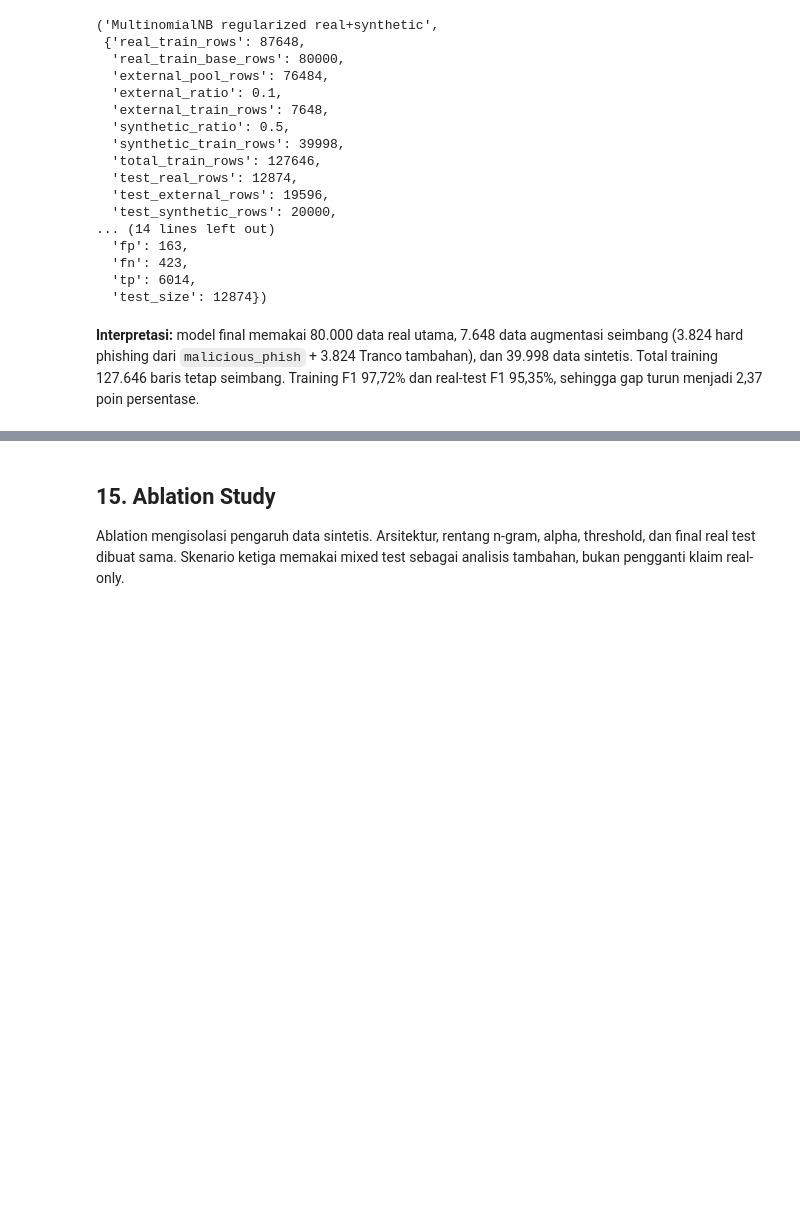
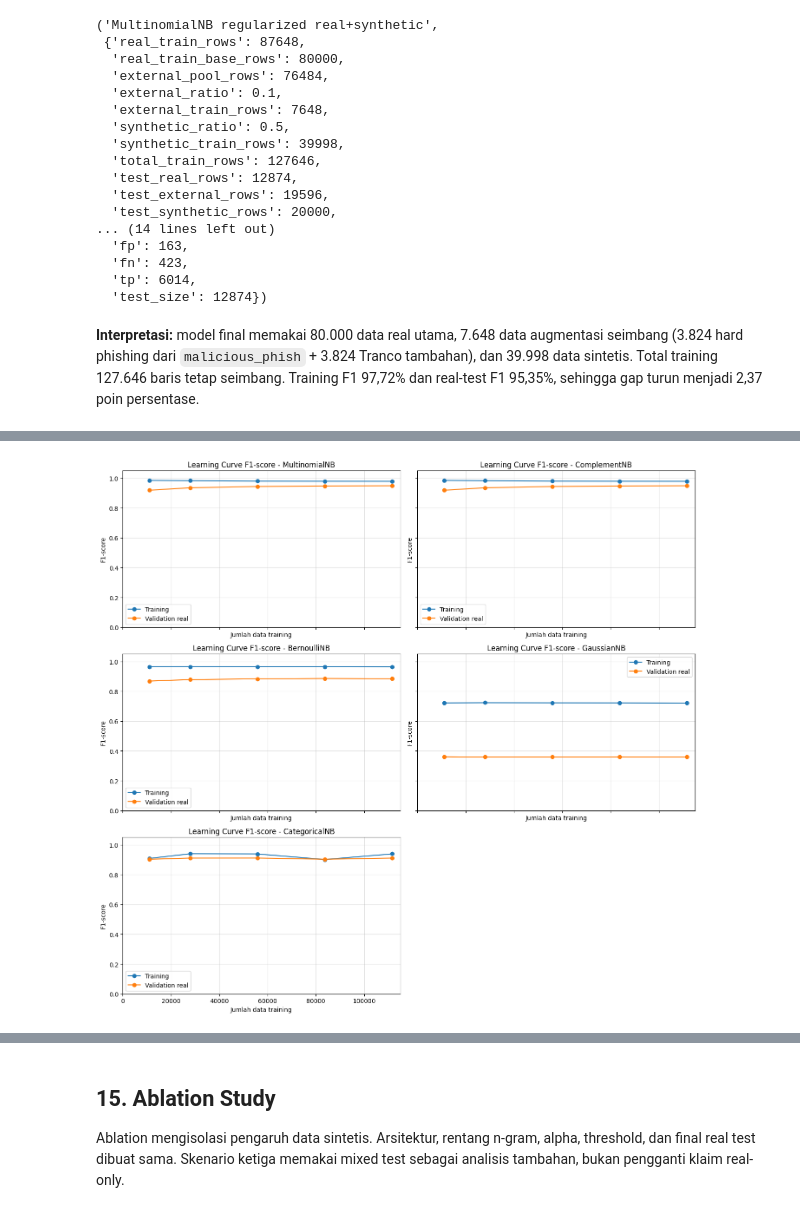
Before and after one commit to gumelarakhirul/NaiveBayes, a Jupyter notebook: Project_Final_NaiveBayes_Punycode_Balanced.ipynb, the cells around one changed output, grey strips where cells are left out. Cells and saved outputs as stored; diff of their text form; code cells hidden in the pictures; blank space fills up the shorter version.

```diff
--- a/Project_Final_NaiveBayes_Punycode_Balanced.ipynb
+++ b/Project_Final_NaiveBayes_Punycode_Balanced.ipynb
@@ -976,0 +983,84 @@ Panel gap merupakan ringkasan overfitting yang lebih lengkap daripada F1 saja. R
+# %%
+# Learning curve F1 untuk lima model dengan subset seimbang yang identik.
+import warnings
+warnings.filterwarnings('ignore',category=UserWarning,
+    module='sklearn.preprocessing._discretization')
+all_lc_fractions=[0.10,0.25,0.50,0.75,1.00]
+all_lc_indices={}
+lc_labels=lc_pool.label.to_numpy()
+for fraction in all_lc_fractions:
+    selected_indices=[]
+    for label in (0,1):
+        available=np.flatnonzero(lc_labels==label)
+        count=max(1,int(len(available)*fraction))
+        selected_indices.extend(np.random.default_rng(
+            SEED+5000+int(fraction*1000)+label).choice(
+                available,size=count,replace=False))
+    all_lc_indices[fraction]=np.asarray(selected_indices)
+
+# Fitur numerik dihitung sekali; scaler/binner tetap di-fit ulang per subset.
+lc_numeric_pool=np.asarray([numeric_url_features(x) for x in lc_pool.url],dtype=float)
+lc_numeric_val=np.asarray([numeric_url_features(x) for x in lc_real_val.url],dtype=float)
+all_model_curve=[]
+for fraction,indices in all_lc_indices.items():
+    y_subset=lc_labels[indices]
+    y_validation=lc_real_val.label.to_numpy()
+
+    text_models={
+        'MultinomialNB':MultinomialNB(alpha=SELECTED_ALPHA),
+        'ComplementNB':ComplementNB(alpha=SELECTED_ALPHA),
+        'BernoulliNB':BernoulliNB(alpha=.05,binarize=.0)}
+    for name,candidate in text_models.items():
+        candidate.fit(X_lc_pool[indices],y_subset)
+        train_prediction=candidate.predict(X_lc_pool[indices])
+        validation_prediction=candidate.predict(X_lc_val)
+        all_model_curve.append({
+            'model':name,'fraction':fraction,'train_size':len(indices),
+            'train_f1':f1_score(y_subset,train_prediction),
+            'validation_f1':f1_score(y_validation,validation_prediction)})
+
+    subset_scaler=StandardScaler()
+    Xg_train=subset_scaler.fit_transform(lc_numeric_pool[indices])
+    Xg_val=subset_scaler.transform(lc_numeric_val)
+    gaussian_lc=GaussianNB(var_smoothing=1e-9).fit(Xg_train,y_subset)
+    all_model_curve.append({
+        'model':'GaussianNB','fraction':fraction,'train_size':len(indices),
+        'train_f1':f1_score(y_subset,gaussian_lc.predict(Xg_train)),
+        'validation_f1':f1_score(y_validation,gaussian_lc.predict(Xg_val))})
+
+    subset_binner=KBinsDiscretizer(n_bins=10,encode='ordinal',strategy='quantile',
+        quantile_method='averaged_inverted_cdf')
+    Xc_train=subset_binner.fit_transform(lc_numeric_pool[indices]).astype(int)
+    Xc_val=subset_binner.transform(lc_numeric_val).astype(int)
+    categorical_lc=CategoricalNB(alpha=1.0).fit(Xc_train,y_subset)
+    all_model_curve.append({
+        'model':'CategoricalNB','fraction':fraction,'train_size':len(indices),
+        'train_f1':f1_score(y_subset,categorical_lc.predict(Xc_train)),
+        'validation_f1':f1_score(y_validation,categorical_lc.predict(Xc_val))})
+
+all_model_learning_curve=pd.DataFrame(all_model_curve)
+all_model_learning_curve['gap']=all_model_learning_curve.train_f1-all_model_learning_curve.validation_f1
+all_model_learning_summary=(all_model_learning_curve.sort_values('fraction')
+    .groupby('model',as_index=False).tail(1)
+    .sort_values('validation_f1',ascending=False).reset_index(drop=True))
+display(all_model_learning_summary[['model','train_size','train_f1','validation_f1','gap']]
+        .style.format({'train_f1':'{:.2%}','validation_f1':'{:.2%}','gap':'{:.2%}'}))
+
+fig,axes=plt.subplots(3,2,figsize=(14,13),sharex=True,sharey=True)
+for ax,name in zip(axes.flat, ['MultinomialNB','ComplementNB','BernoulliNB',
+                                'GaussianNB','CategoricalNB']):
+    part=all_model_learning_curve[all_model_learning_curve.model==name]
+    ax.plot(part.train_size,part.train_f1,marker='o',label='Training')
+    ax.plot(part.train_size,part.validation_f1,marker='o',label='Validation real')
+    ax.set_title('Learning Curve F1-score - '+name)
+    ax.set_ylabel('F1-score'); ax.set_xlabel('Jumlah data training')
+    ax.set_xlim(0,all_model_learning_curve.train_size.max()*1.03)
+    ax.set_ylim(0,1.05); ax.ticklabel_format(style='plain',axis='x')
+    ax.grid(alpha=.35); ax.legend()
+axes.flat[-1].axis('off')
+plt.tight_layout(); plt.show()
+
+warnings.filterwarnings('default',category=UserWarning,
+    module='sklearn.preprocessing._discretization')
+all_model_learning_summary[['model','train_size','train_f1','validation_f1','gap']]
+# %% [output]
@@ -976,0 +1073 @@ Panel gap merupakan ringkasan overfitting yang lebih lengkap daripada F1 saja. R
+[figure, added]
```
Also changed, not shown: parts of 9 cells of this notebook, 2 other files.
